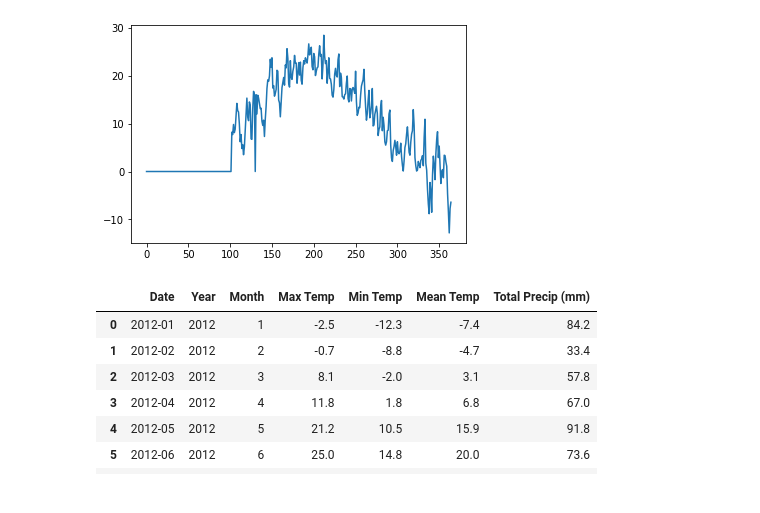
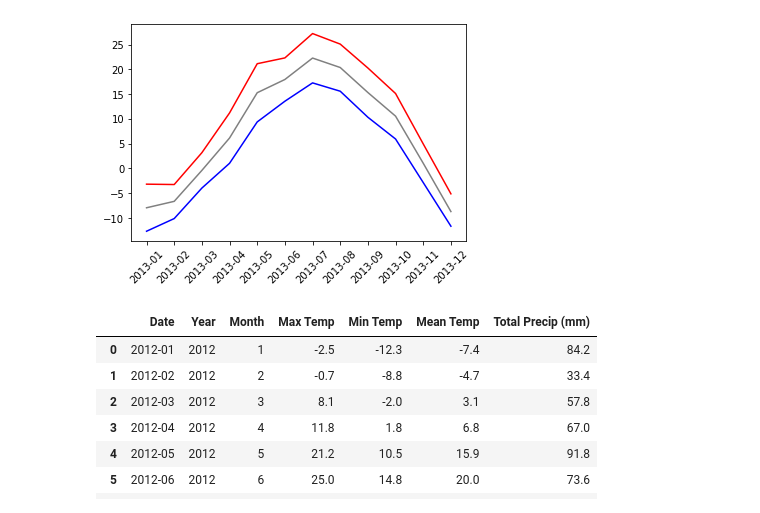
Before and after one commit to AlShap0/Time-series-forecasting-analysis, a Jupyter notebook: weather_data_treatment.ipynb, the cells around one changed output. Saved outputs shown, nothing was run; the diff lists cells and outputs as text; code cells hidden in the pictures.

```diff
--- a/weather_data_treatment.ipynb
+++ b/weather_data_treatment.ipynb
@@ -0,0 +11,2 @@
+# %%
+tickData = yf.Ticker('SPY')
@@ -0,0 +33,16 @@
+# %%
+df_full = tickData.history(period='1d', start='1990-1-1', end='2022-1-1')
+df_full = df_full['Close'].reindex(pd.date_range(df_full.index[0], df_full.index[-1]), fill_value=None).interpolate()
+
+# Training data with no knowledge of covid crash
+df = tickData.history(period='1d', start='2010-1-1', end='2022-1-1')
+df = df['Close'].reindex(pd.date_range(df.index[0], df.index[-1]), fill_value=None).interpolate()
+
+df_testing = tickData.history(period='1d', start='2020-1-1', end='2022-1-1')
+df_testing = df_testing['Close'].reindex(pd.date_range(df_testing.index[0], df_testing.index[-1]), fill_value=None).interpolate()
+
+df_training = tickData.history(period='1d', start='2010-1-1', end='2020-1-1')
+df_training = df_training['Close'].reindex(pd.date_range(df_training.index[0], df_training.index[-1]), fill_value=None).interpolate()
+
+# Training data with knowledge of covid crash
+#df = tickData.history(period='1d', start='2010-1-1', end='2020-3-24')
@@ -21,5 +1125,10 @@ import numpy as np
 # %%
 def plot_mean_temp(year):
-    df = pd.read_csv('data/' + str(year) + '_data.csv')
 
-    plt.plot(df.index, df['Mean Temp'])
+    df = pd.read_csv('data/monthly_' + str(year) + '_data.csv')
+
+    plt.plot(df['Date'], df['Mean Temp'], color='grey')
+    plt.plot(df['Date'], df['Min Temp'], color='blue')
+    plt.plot(df['Date'], df['Max Temp'], color='red')
+
+    plt.xticks(rotation=45)
@@ -49,5 +1135,5 @@ data/2012_data.csv
 # %%
 # 2010, 2011, 2012 missing
-plot_mean_temp(2006)
+plot_mean_temp(2013)
 # %% [output]
-[figure, old version]
+[figure, new version]
```
Also changed, not shown: parts of 124 cells of this notebook, 2 other files.
